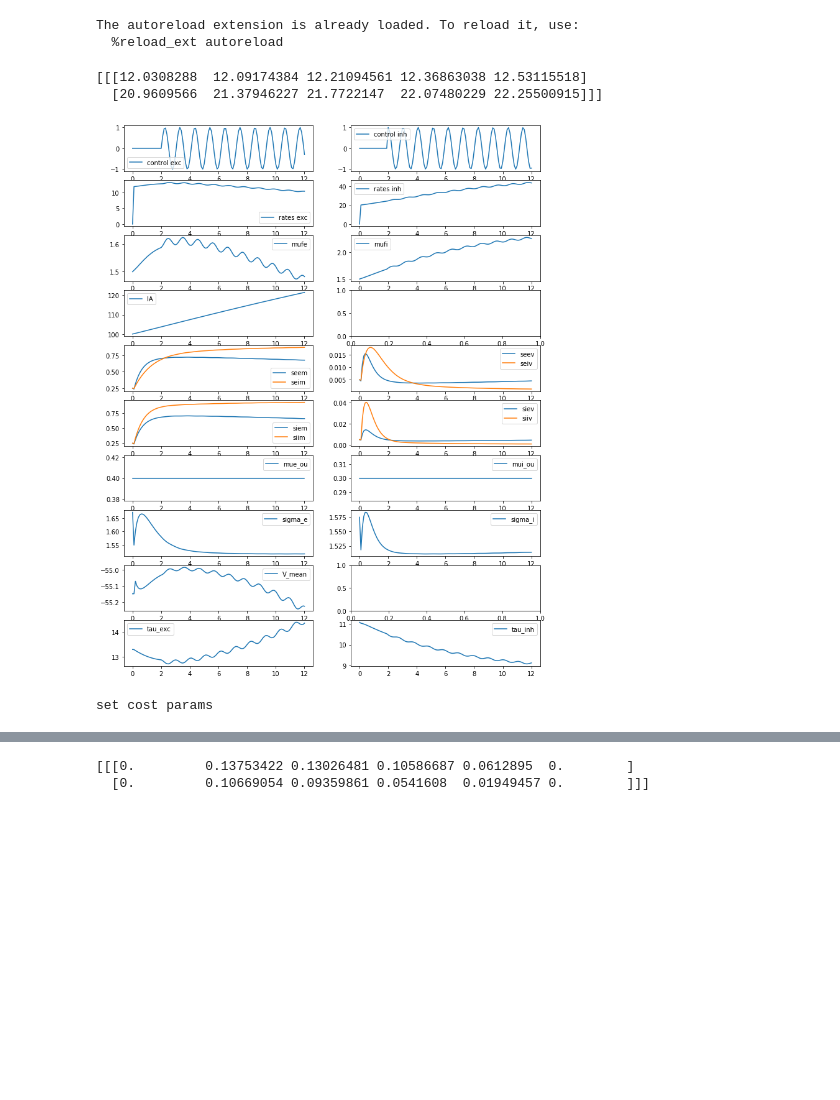
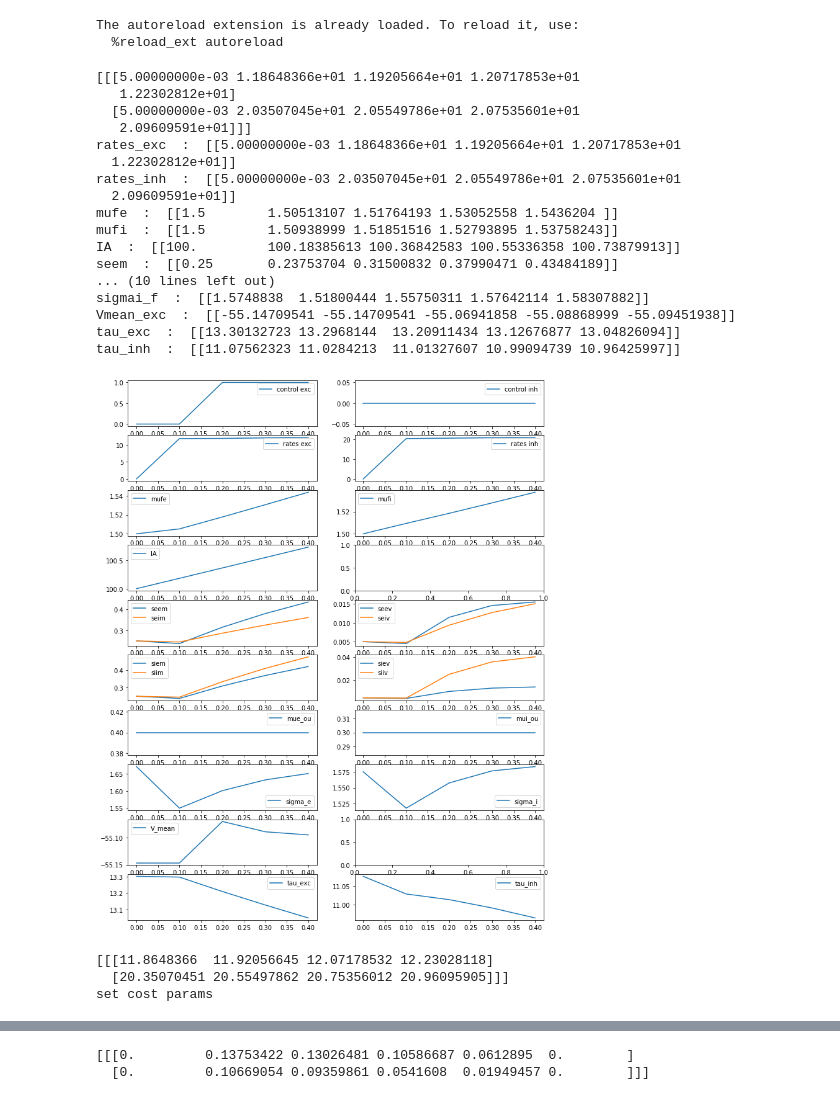
Before and after one commit to lenasal/neurolib, a Jupyter notebook: simp/aln-control.ipynb, the cells around one changed output, grey strips where cells are left out. Cells and saved outputs as stored; diff of their text form; code cells hidden in the pictures; blank space fills up the shorter version.

```diff
--- a/simp/aln-control.ipynb
+++ b/simp/aln-control.ipynb
@@ -26,8 +26,8 @@ c_scheme[0,0] = 1.
 u_mat = np.identity(1)
 u_scheme = np.array([[1.]])
 
-max_it = 1
-tol = 1e-30
+max_it = 100
+tol = 1e-12
 incl_step = int(1. + a.params.duration/a.params.dt)
 test_step = 1e-12
 
@@ -36,10 +36,20 @@ init_state_vars = np.array( [a.params.rates_exc_init, a.params.rates_inh_init,
                              a.params.seem_init, a.params.seim_init, a.params.siem_init, a.params.siim_init,
                              a.params.seev_init, a.params.seiv_init, a.params.siev_init, a.params.siiv_init,
                              a.params.mue_ou[0], a.params.mui_ou[0]] )
+
+init_vars = a.init_vars
+
+
+def setinitvars(iv):
+    #print(a.params["rates_exc_init"])
+    for i in range(len(init_vars)):
+        a.params[init_vars[i]] = iv[i]
+    #print(iv[0])
+    #print(a.params["rates_exc_init"])
 # %%
-dur = 10.
-dur_pre = 2.
-dur_post = 2.
+dur = 0.3
+dur_pre = .1
+dur_post = 0.
 
 a.params.duration = dur + dur_pre
 a.params.ext_exc_current = 2.
@@ -48,16 +58,20 @@ a.params.ext_inh_current = 2.
 target0 = a.getZeroTarget()
 control1 = a.getZeroControl()
 
-#control1[0,0,2] += 1.
-control1[0,0,int(dur_pre/a.params.dt):] += np.sin(6.*np.arange(0,dur+a.params.dt,a.params.dt))
+#control1[0,0,:] += 1.
+control1[0,0,int(dur_pre/a.params.dt + 1):] += 1.
+#control1[0,0,int(dur_pre/a.params.dt):] += np.sin(6.*np.arange(0,dur+a.params.dt,a.params.dt))
 
 #control1[0,1,2] += 1.
-control1[0,1,int(dur_pre/a.params.dt):] += np.cos(6.*np.arange(0,dur+a.params.dt,a.params.dt))
+#control1[0,1,int(dur_pre/a.params.dt):] += np.cos(6.*np.arange(0,dur+a.params.dt,a.params.dt))
 
+setinitvars(init_state_vars)
 a.run(control=control1)
 
 target0[:,0,:] = a.state["rates_exc"][0,:]
 target0[:,1,:] = a.state["rates_inh"][0,:]
+print(target0)
+
 
 fig, axes = plt.subplots(10,2, figsize=(12, 16))
 axes[0,0].plot(a.t, control1[0,0,:], label="control exc")
@@ -66,50 +80,78 @@ axes[1,0].plot(a.t, a.state["rates_exc"][0,:], label="rates exc")
 axes[1,1].plot(a.t, a.state["rates_inh"][0,:], label="rates inh")
 axes[2,0].plot(a.t, a.state["mufe"][0,:], label="mufe")
 axes[2,1].plot(a.t, a.state["mufi"][0,:], label="mufi")
 axes[3,0].plot(a.t, a.state["IA"][0,:], label="IA")
 
 axes[4,0].plot(a.t, a.state["seem"][0,:], label="seem")
 axes[4,0].plot(a.t, a.state["seim"][0,:], label="seim")
 axes[5,0].plot(a.t, a.state["siem"][0,:], label="siem")
 axes[5,0].plot(a.t, a.state["siim"][0,:], label="siim")
 
 axes[4,1].plot(a.t, a.state["seev"][0,:], label="seev")
 axes[4,1].plot(a.t, a.state["seiv"][0,:], label="seiv")
 axes[5,1].plot(a.t, a.state["siev"][0,:], label="siev")
 axes[5,1].plot(a.t, a.state["siiv"][0,:], label="siiv")
 
 axes[6,0].plot(a.t, a.state["mue_ou"][0,:], label="mue_ou")
 axes[6,1].plot(a.t, a.state["mui_ou"][0,:], label="mui_ou")
 
 axes[7,0].plot(a.t, a.state["sigmae_f"][0,:], label="sigma_e")
 axes[7,1].plot(a.t, a.state["sigmai_f"][0,:], label="sigma_i")
 axes[8,0].plot(a.t, a.state["Vmean_exc"][0,:], label="V_mean")
 axes[9,0].plot(a.t, a.state["tau_exc"][0,:], label="tau_exc")
 axes[9,1].plot(a.t, a.state["tau_inh"][0,:], label="tau_inh")
 
 for i in range(10):
     for j in range(2):
         if ((i,j) != (3,1) and (i,j) != (8,1)):
             axes[i,j].legend()
 
-print(target)
+
+states = a.state_vars
+
+states0 = np.zeros(( len(states), int(round((dur+dur_pre)/a.params.dt,1) + 1) ))
+for o in range(len(states)):
+    print(states[o], " : ", a.state[states[o]])
+    states0[o] = a.state[states[o]]
+
+
+del_init_vars = np.zeros( ( init_state_vars.shape ))
+for o in range(len(init_vars)):
+    del_init_vars[o] = a.state[states[o]][:,int(dur_pre/a.params.dt)]
+
+#print(del_init_vars)
 # %% [output]
-[[[12.0308288  12.09174384 12.21094561 12.36863038 12.53115518]
-  [20.9609566  21.37946227 21.7722147  22.07480229 22.25500915]]]
+[[[5.00000000e-03 1.18648366e+01 1.19205664e+01 1.20717853e+01
+   1.22302812e+01]
+  [5.00000000e-03 2.03507045e+01 2.05549786e+01 2.07535601e+01
+   2.09609591e+01]]]
+rates_exc  :  [[5.00000000e-03 1.18648366e+01 1.19205664e+01 1.20717853e+01
+  1.22302812e+01]]
+rates_inh  :  [[5.00000000e-03 2.03507045e+01 2.05549786e+01 2.07535601e+01
+  2.09609591e+01]]
+mufe  :  [[1.5        1.50513107 1.51764193 1.53052558 1.5436204 ]]
+mufi  :  [[1.5        1.50938999 1.51851516 1.52793895 1.53758243]]
+IA  :  [[100.         100.18385613 100.36842583 100.55336358 100.73879913]]
+seem  :  [[0.25       0.23753704 0.31500832 0.37990471 0.43484189]]
+... (10 lines left out)
+sigmai_f  :  [[1.5748838  1.51800444 1.55750311 1.57642114 1.58307882]]
+Vmean_exc  :  [[-55.14709541 -55.14709541 -55.06941858 -55.08868999 -55.09451938]]
+tau_exc  :  [[13.30132723 13.2968144  13.20911434 13.12676877 13.04826094]]
+tau_inh  :  [[11.07562323 11.0284213  11.01327607 10.99094739 10.96425997]]
-[figure, old version]
+[figure, new version]
 # %%
 a.params.duration = dur
+
 target = a.getZeroTarget()
 target = target0[:,:,int(dur_pre/a.params.dt):]
-cost_params = [1.0, 2.0, 0.0]
-
-init_vars = a.init_vars
-for i in range(len(init_vars)):
-    a.params[init_vars[i]] = init_state_vars[i]
-
-cost.setParams(cost_params[0], cost_params[1], cost_params[2])
+print(target)
 
 control2 = a.getZeroControl()
 #control2 += 1.
+
+cost_params = [1.0, 0.0, 0.0]
+cost.setParams(cost_params[0], cost_params[1], cost_params[2])
 # %% [output]
+[[[11.8648366  11.92056645 12.07178532 12.23028118]
+  [20.35070451 20.55497862 20.75356012 20.96095905]]]
 set cost params
```
Also changed, not shown: parts of 6 cells of this notebook, 55 other files.
